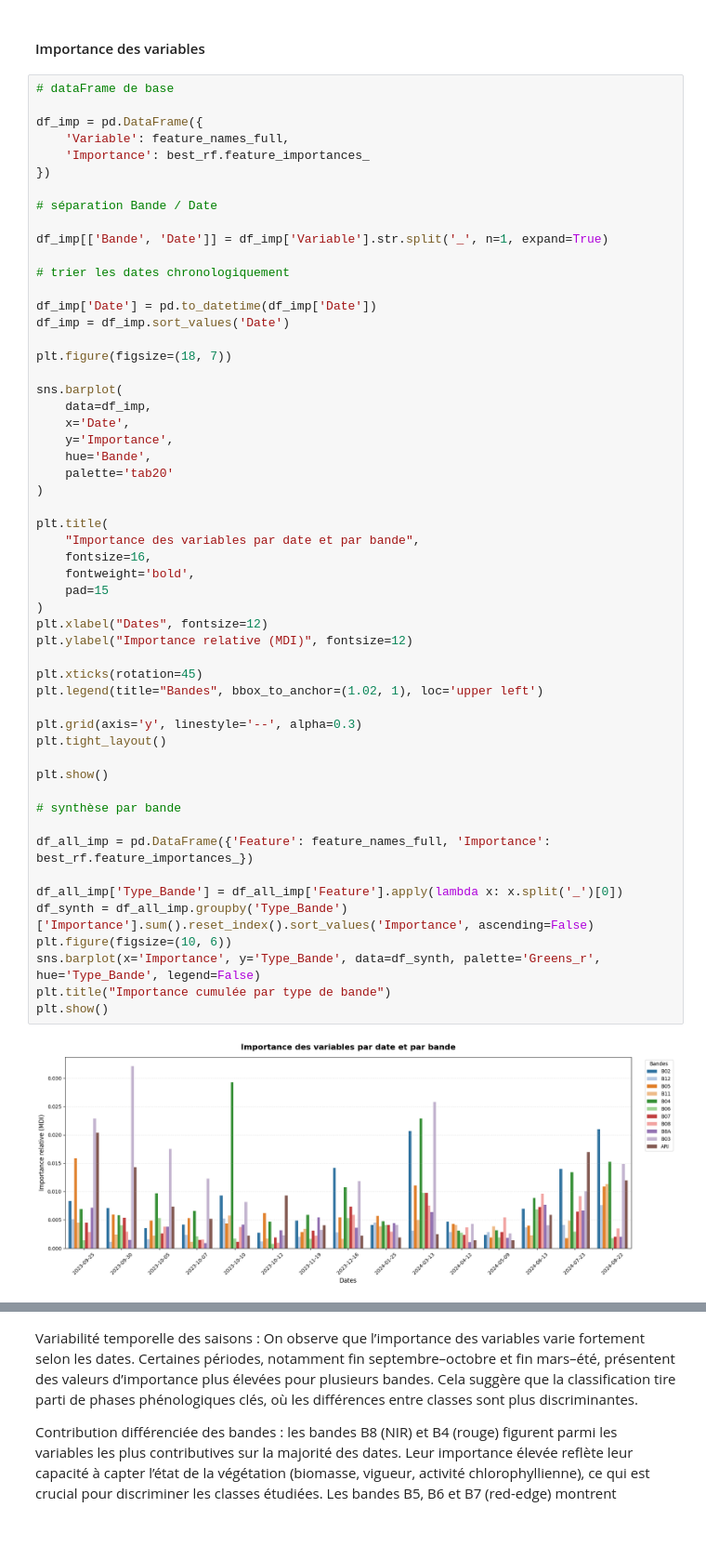
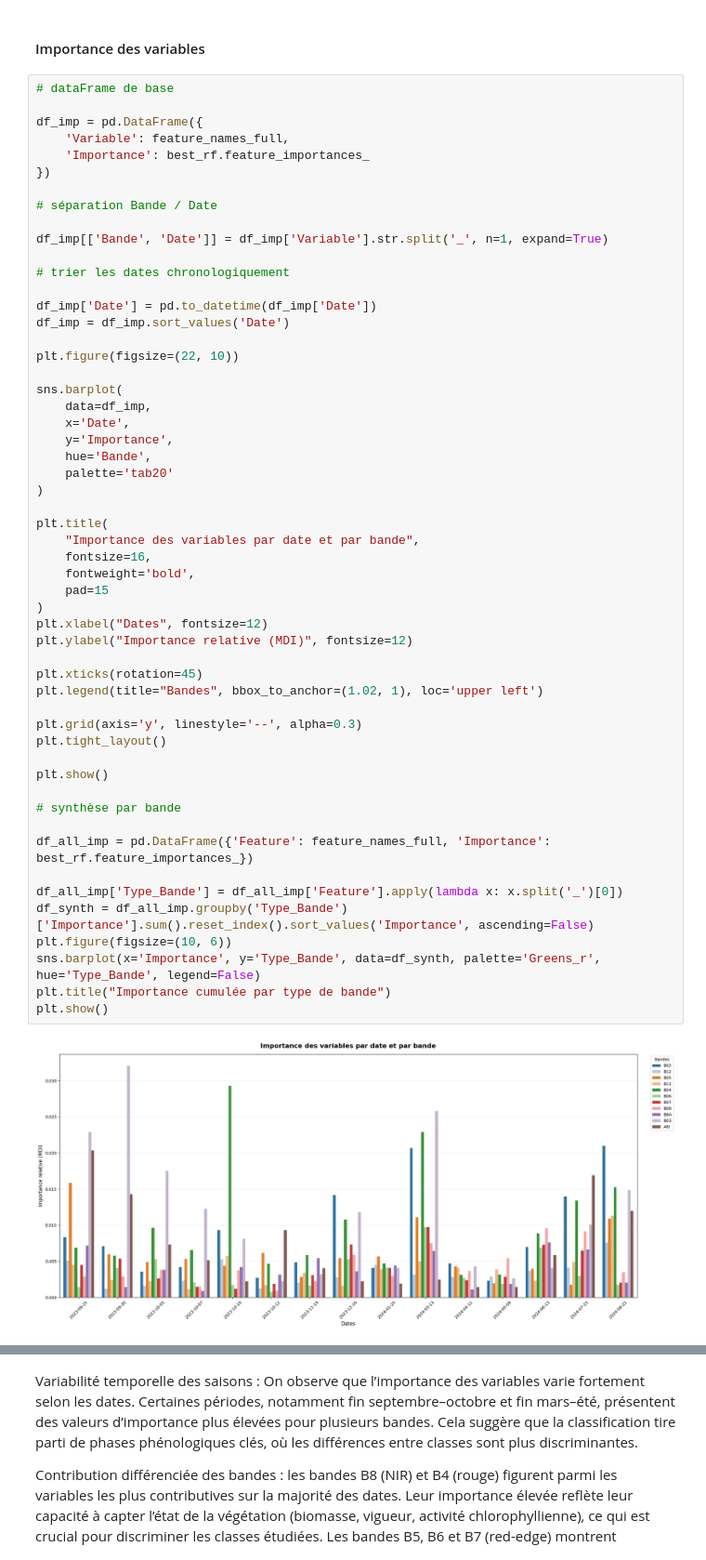
Before and after one commit to Shona2402/projet_telea_TUIL_SHONA, a Jupyter notebook: projet_telea_TUIL_SHONA.ipynb, the cells around one changed output, grey strips where cells are left out. Shown at 93% size. Cells and saved outputs as stored; diff of their text form; blank space fills up the shorter version.

```diff
--- a/projet_telea_TUIL_SHONA.ipynb
+++ b/projet_telea_TUIL_SHONA.ipynb
@@ -487,7 +495,7 @@ df_imp[['Bande', 'Date']] = df_imp['Variable'].str.split('_', n=1, expand=True)
 df_imp['Date'] = pd.to_datetime(df_imp['Date'])
 df_imp = df_imp.sort_values('Date')
 
-plt.figure(figsize=(18, 7))
+plt.figure(figsize=(22, 10))
 
 sns.barplot(
     data=df_imp,
@@ -498,34 +506,34 @@ sns.barplot(
 )
 
 plt.title(
     "Importance des variables par date et par bande",
     fontsize=16,
     fontweight='bold',
     pad=15
 )
 plt.xlabel("Dates", fontsize=12)
 plt.ylabel("Importance relative (MDI)", fontsize=12)
 
 plt.xticks(rotation=45)
 plt.legend(title="Bandes", bbox_to_anchor=(1.02, 1), loc='upper left')
 
 plt.grid(axis='y', linestyle='--', alpha=0.3)
 plt.tight_layout()
 
 plt.show()
 
 # synthèse par bande
 
 df_all_imp = pd.DataFrame({'Feature': feature_names_full, 'Importance': best_rf.feature_importances_})
 
 df_all_imp['Type_Bande'] = df_all_imp['Feature'].apply(lambda x: x.split('_')[0])
 df_synth = df_all_imp.groupby('Type_Bande')['Importance'].sum().reset_index().sort_values('Importance', ascending=False)
 plt.figure(figsize=(10, 6))
 sns.barplot(x='Importance', y='Type_Bande', data=df_synth, palette='Greens_r', hue='Type_Bande', legend=False)
 plt.title("Importance cumulée par type de bande")
 plt.show()
 # %% [output]
-[figure, old version]
+[figure, new version]
 [figure]
 # %% [markdown]
 
```
Also changed, not shown: parts of 2 cells of this notebook.
